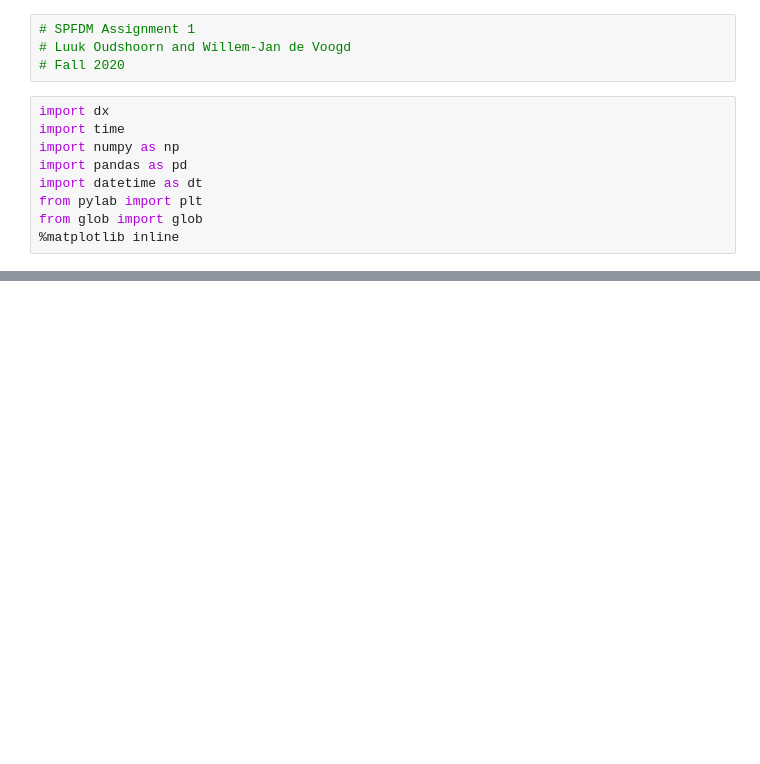
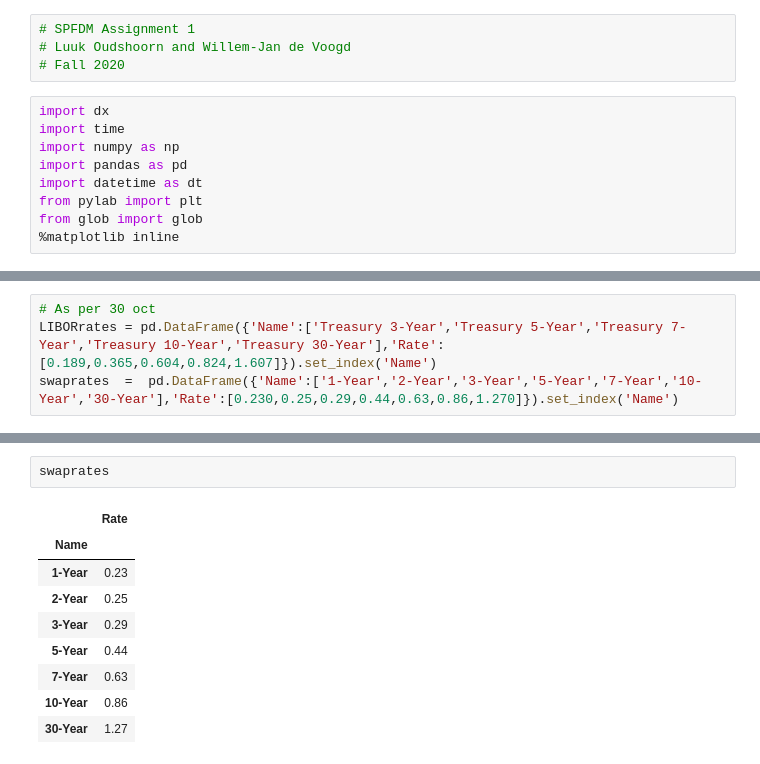
Before and after one commit to WillemJan9519/SPFDM1, a Jupyter notebook: SPFDM 1.ipynb, the cells around one changed output, grey strips where cells are left out. Cells and saved outputs as stored; diff of their text form; blank space fills up the shorter version.

Commit message:
Added swaprates

```diff
--- a/SPFDM 1.ipynb
+++ b/SPFDM 1.ipynb
@@ -30,0 +32,4 @@ LIBOR.plot()
+# %%
+# As per 30 oct
+LIBORrates = pd.DataFrame({'Name':['Treasury 3-Year','Treasury 5-Year','Treasury 7-Year','Treasury 10-Year','Treasury 30-Year'],'Rate':[0.189,0.365,0.604,0.824,1.607]}).set_index('Name')
+swaprates  =  pd.DataFrame({'Name':['1-Year','2-Year','3-Year','5-Year','7-Year','10-Year','30-Year'],'Rate':[0.230,0.25,0.29,0.44,0.63,0.86,1.270]}).set_index('Name')
@@ -30,0 +46,12 @@ LIBOR.plot()
+# %%
+swaprates
+# %% [output]
+|  | Rate |
+| Name |  |
+| 1-Year | 0.23 |
+| 2-Year | 0.25 |
+| 3-Year | 0.29 |
+| 5-Year | 0.44 |
+| 7-Year | 0.63 |
+| 10-Year | 0.86 |
+| 30-Year | 1.27 |
```
Also changed, not shown: parts of 2 cells of this notebook.
